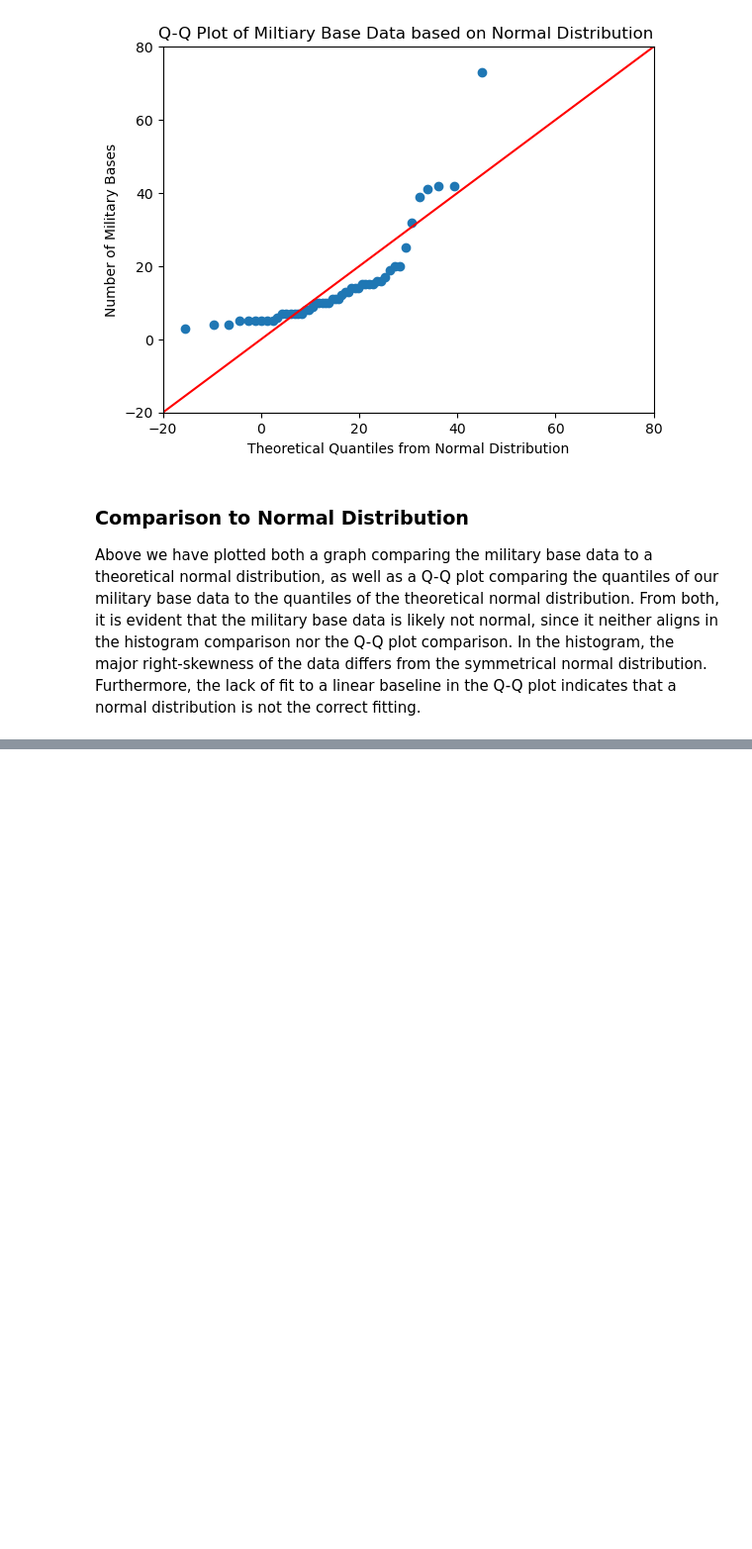
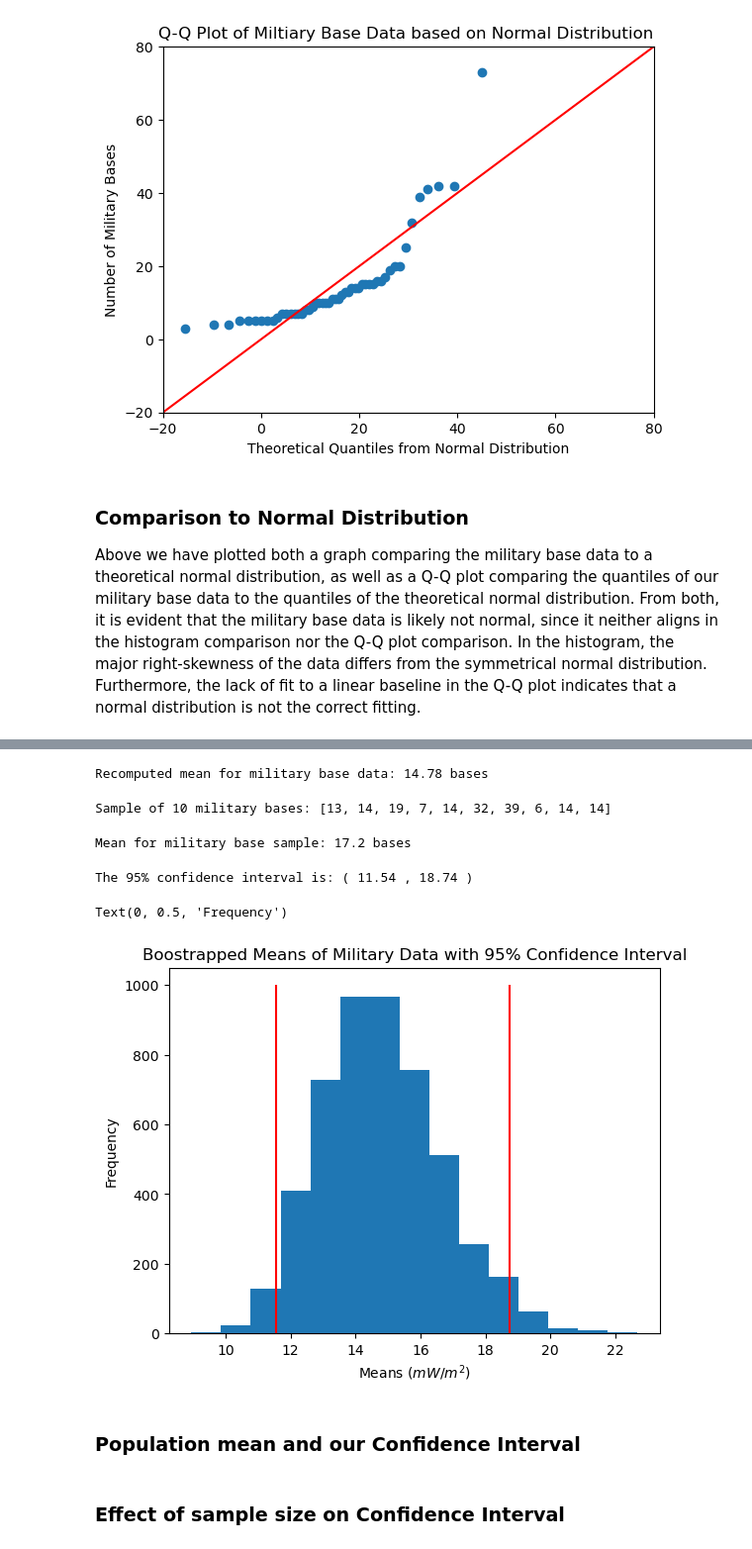
Before and after one commit to Shazaib-Lalani/CE93-RTS-Project, a Jupyter notebook: UAP_Reports_versus_Military_Base_Presence.ipynb, the cells around one changed output, grey strips where cells are left out. Shown at 99% size. Cells and saved outputs as stored; diff of their text form; code cells hidden in the pictures; blank space fills up the shorter version.

```diff
--- a/UAP_Reports_versus_Military_Base_Presence.ipynb
+++ b/UAP_Reports_versus_Military_Base_Presence.ipynb
@@ -310,0 +314,42 @@ Above we have plotted both a graph comparing the military base data to a theoret
+# %%
+remean = mil.mean()
+print("Recomputed mean for military base data:",remean,"bases")
+# %% [output]
+Recomputed mean for military base data: 14.78 bases
+# %%
+random.seed(33)
+sample = random.choices(sorted(mil), k=10)
+print("Sample of 10 military bases:",sample)
+# %% [output]
+Sample of 10 military bases: [13, 14, 19, 7, 14, 32, 39, 6, 14, 14]
+# %%
+sample_mean = np.mean(sample)
+print("Mean for military base sample:",sample_mean,"bases")
+# %% [output]
+Mean for military base sample: 17.2 bases
+# %%
+n_samples = 5000
+bootstrap_means=[]
+for i in range(n_samples):
+    mil_sample = random.choices(sorted(mil), k=len(mil))
+    mil_sample_mean = np.mean(mil_sample)
+    bootstrap_means = np.append(bootstrap_means,mil_sample_mean)
+# %%
+low, upper = np.percentile(bootstrap_means, [2.5, 97.5])
+print("The 95% confidence interval is: (",low.round(2),",",upper.round(2),")")
+# %% [output]
+The 95% confidence interval is: ( 11.54 , 18.74 )
+# %%
+plt.hist(bootstrap_means, bins=15)
+plt.vlines(low, 0, 1000, 'r')
+plt.vlines(upper, 0, 1000, 'r')
+plt.title('Boostrapped Means of Military Data with 95% Confidence Interval')
+plt.xlabel('Means $(mW/m^2)$')
+plt.ylabel('Frequency')
+# %% [output]
+Text(0, 0.5, 'Frequency')
+[figure, added]
+# %% [markdown]
+### Population mean and our Confidence Interval
+# %% [markdown]
+### Effect of sample size on Confidence Interval
```
Also changed, not shown: parts of 2 cells of this notebook.
